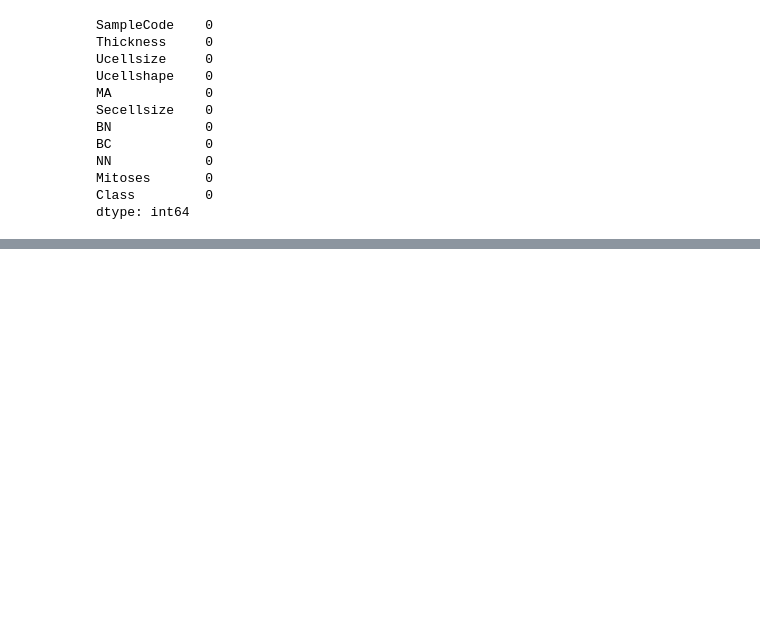
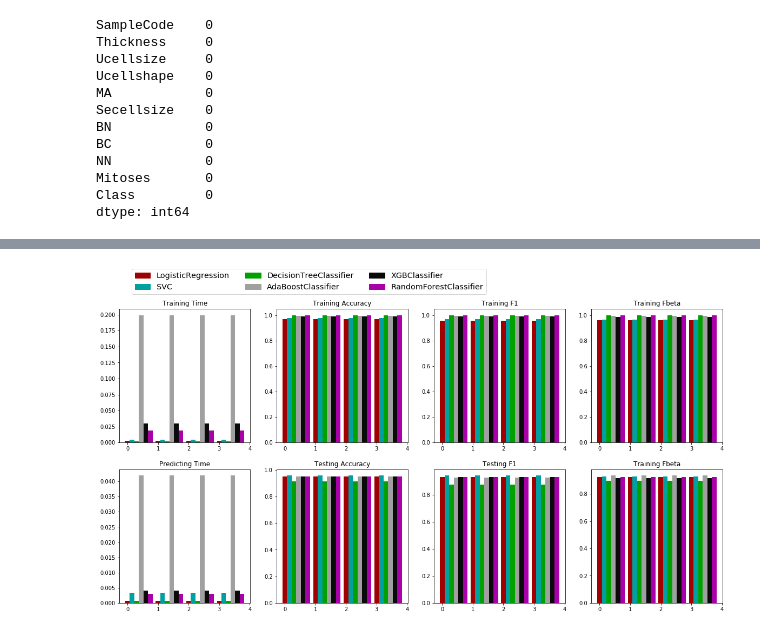
Before and after one commit to HenryDashwood/Breast-Cancer-Data-Set-from-UCI-Data-Repository, a Jupyter notebook: investigation.ipynb, the cells around one changed output, grey strips where cells are left out. Saved outputs shown, nothing was run; the diff lists cells and outputs as text; code cells hidden in the pictures; blank space fills up the shorter version.

Commit message:
Got model to make predictions using various supervised methods

```diff
--- a/investigation.ipynb
+++ b/investigation.ipynb
@@ -82,7 +73,0 @@ f1_score(y_test, y_pred)
-# %%
-from sklearn.ensemble import AdaBoostClassifier
-
-model = AdaBoostClassifier()
-model.fit(X_train, y_train)
-y_pred = model.predict(X_test)
-f1_score(y_test, y_pred)
@@ -90,0 +74,7 @@ f1_score(y_test, y_pred)
+# %%
+m1 = LogisticRegression()
+m2 = SVC(kernel='rbf')
+m3 = DecisionTreeClassifier()
+m6 = RandomForestClassifier()
+m4 = AdaBoostClassifier()
+m5 = xgb.XGBClassifier()
@@ -90,0 +115,7 @@ f1_score(y_test, y_pred)
+# %%
+results = {}
+for model in [m1,m2,m3,m4,m5,m6]:
+    model_name = model.__class__.__name__
+    results[model_name] = {}
+    results[model_name] = train_predict(model, X_train, y_train, X_test, y_test)
+    print(results)
@@ -90,0 +129,26 @@ f1_score(y_test, y_pred)
+# %%
+fig, ax = plt.subplots(2, 4, figsize=(20,10))
+
+bar_width = 0.15
+colors = ['#A00000','#00A0A0','#00A000','#A0A0A0','#0A0A0A','#AA00AA']
+
+for k, learner in enumerate(results.keys()):
+        for j, metric in enumerate(['train_time','acc_train','f1_train','fbeta_train','pred_time','acc_test','f1_test','fbeta_test']):
+            for i in np.arange(4):
+                ax[j//4, j%4].bar(i+k*bar_width,results[learner][metric],width=bar_width,color=colors[k])
+
+ax[0, 0].set_title("Training Time")
+ax[0, 1].set_title("Training Accuracy")
+ax[0, 2].set_title("Training F1")
+ax[0, 3].set_title("Training Fbeta")
+ax[1, 0].set_title("Predicting Time")
+ax[1, 1].set_title("Testing Accuracy")
+ax[1, 2].set_title("Testing F1")
+ax[1, 3].set_title("Training Fbeta")
+
+patches = []
+for i, learner in enumerate(results.keys()):
+    patches.append(mpatches.Patch(color=colors[i],label=learner))
+    plt.legend(handles=patches,bbox_to_anchor=(-0.8,2.5),loc='upper right',borderaxespad=0,ncol=3,fontsize='x-large')
+# %% [output]
+[figure, added]
```
Also changed, not shown: parts of 8 cells of this notebook.
